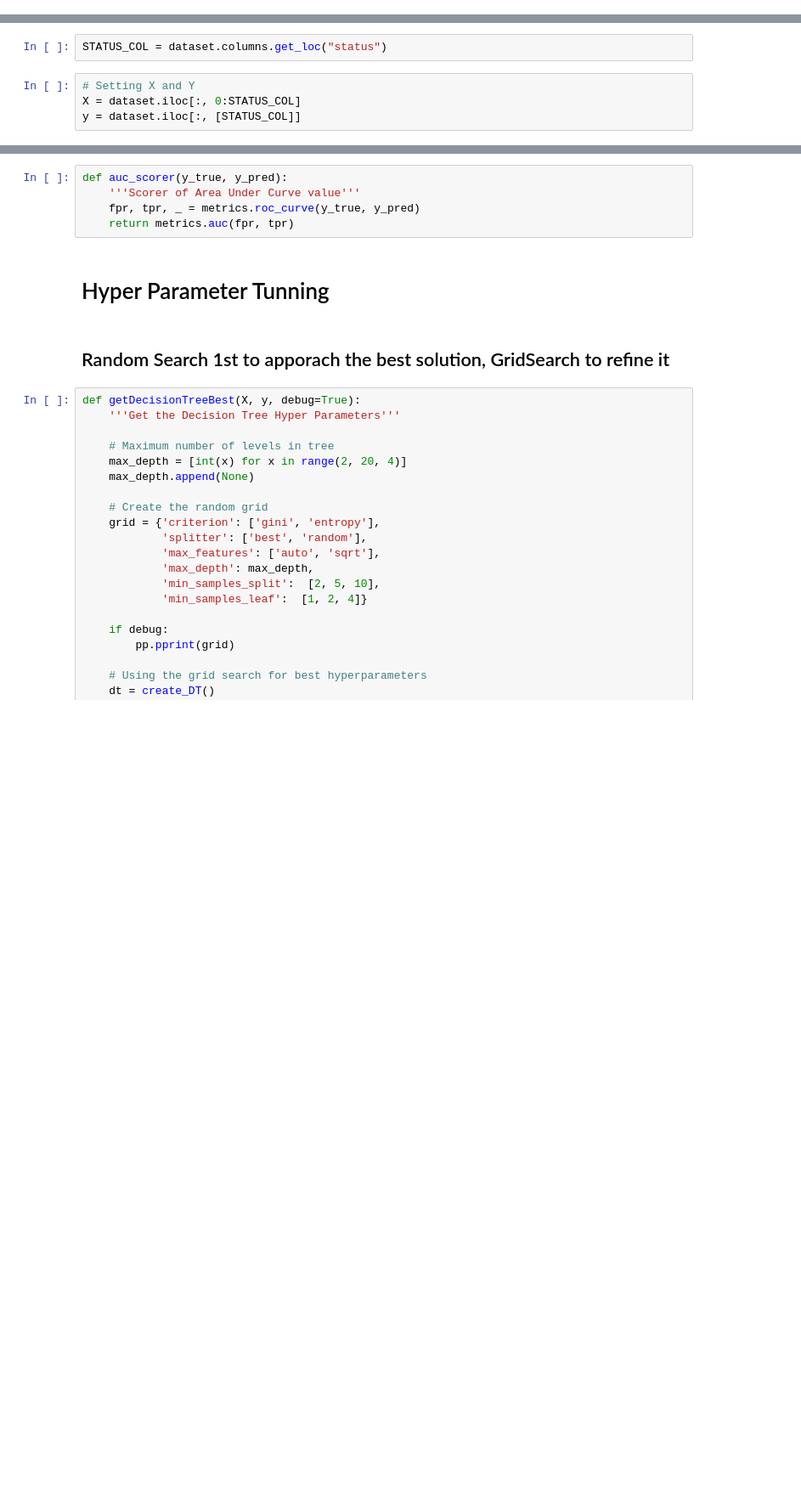
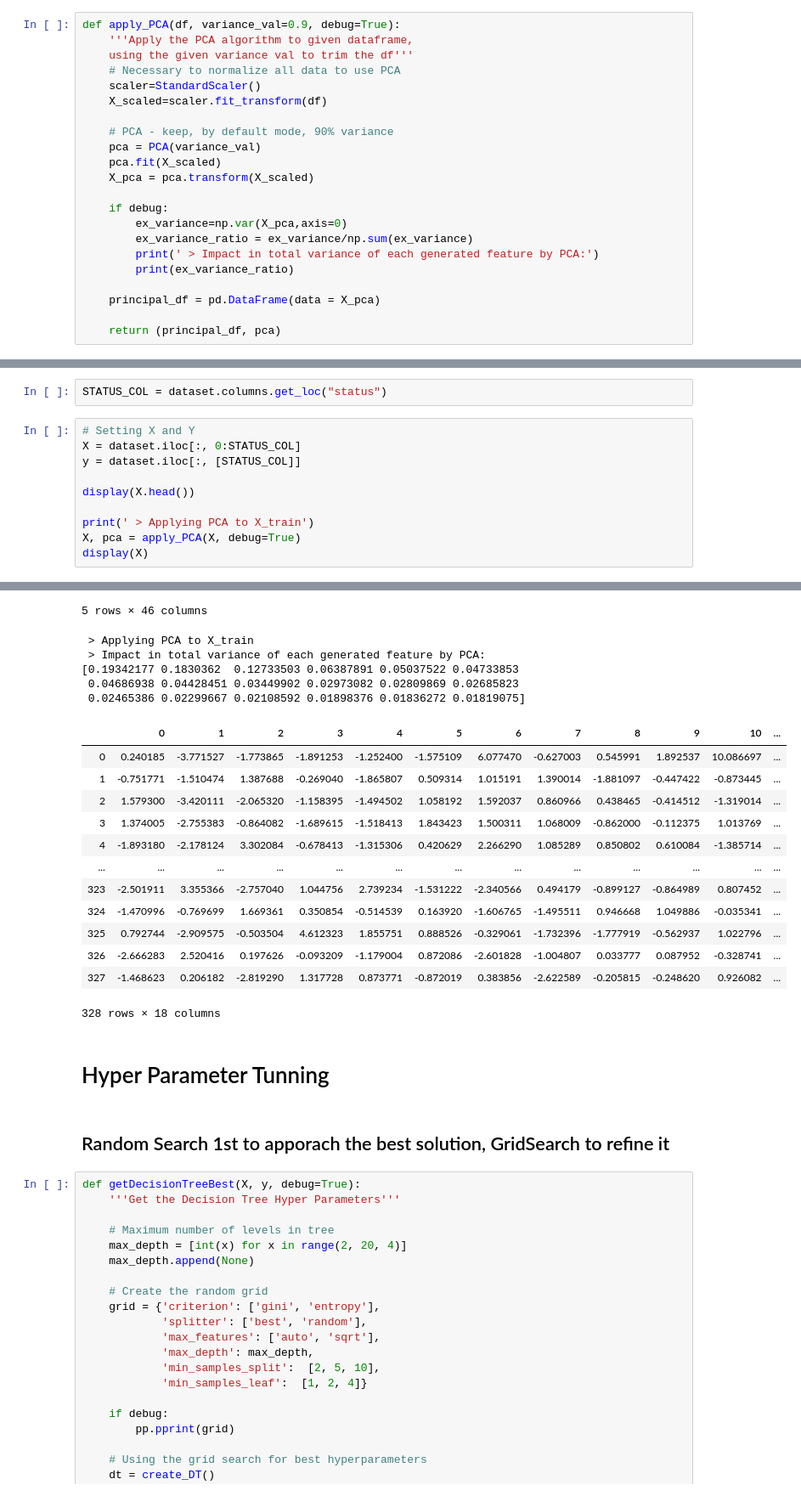
Before and after one commit to EdgarACarneiro/feup-ecac, a Jupyter notebook: project-competition/prediction.ipynb, the cells around one changed output, grey strips where cells are left out. Shown at 85% size. Drawn from its saved outputs; the diff is of its cells as text; blank space fills up the shorter version.

Commit message:
Added PCA, but score decreased with it

```diff
--- a/project-competition/prediction.ipynb
+++ b/project-competition/prediction.ipynb
@@ -59,0 +54,22 @@ pp = pprint.PrettyPrinter(indent=4)
+# %%
+def apply_PCA(df, variance_val=0.9, debug=True):
+    '''Apply the PCA algorithm to given dataframe,
+    using the given variance val to trim the df'''
+    # Necessary to normalize all data to use PCA
+    scaler=StandardScaler()
+    X_scaled=scaler.fit_transform(df)
+
+    # PCA - keep, by default mode, 90% variance
+    pca = PCA(variance_val)
+    pca.fit(X_scaled)
+    X_pca = pca.transform(X_scaled)
+
+    if debug:
+        ex_variance=np.var(X_pca,axis=0)
+        ex_variance_ratio = ex_variance/np.sum(ex_variance)
+        print(' > Impact in total variance of each generated feature by PCA:')
+        print(ex_variance_ratio)
+
+    principal_df = pd.DataFrame(data = X_pca)
+
+    return (principal_df, pca)
@@ -91,3 +127,10 @@ STATUS_COL = dataset.columns.get_loc("status")
 # Setting X and Y
 X = dataset.iloc[:, 0:STATUS_COL]
 y = dataset.iloc[:, [STATUS_COL]]
+
+display(X.head())
+
+print(' > Applying PCA to X_train')
+X, pca = apply_PCA(X, debug=True)
+display(X)
+# %% [output]
@@ -94,8 +143,22 @@ y = dataset.iloc[:, [STATUS_COL]]
+5 rows × 46 columns
+ > Applying PCA to X_train
+ > Impact in total variance of each generated feature by PCA:
+[0.19342177 0.1830362  0.12733503 0.06387891 0.05037522 0.04733853
+ 0.04686938 0.04428451 0.03449902 0.02973082 0.02809869 0.02685823
+ 0.02465386 0.02299667 0.02108592 0.01898376 0.01836272 0.01819075]
+|  | 0 | 1 | 2 | 3 | 4 | 5 | 6 | 7 | 8 | 9 | 10 | ... |
+| 0 | 0.240185 | -3.771527 | -1.773865 | -1.891253 | -1.252400 | -1.575109 | 6.077470 | -0.627003 | 0.545991 | 1.892537 | 10.086697 | ... |
+| 1 | -0.751771 | -1.510474 | 1.387688 | -0.269040 | -1.865807 | 0.509314 | 1.015191 | 1.390014 | -1.881097 | -0.447422 | -0.873445 | ... |
+| 2 | 1.579300 | -3.420111 | -2.065320 | -1.158395 | -1.494502 | 1.058192 | 1.592037 | 0.860966 | 0.438465 | -0.414512 | -1.319014 | ... |
+| 3 | 1.374005 | -2.755383 | -0.864082 | -1.689615 | -1.518413 | 1.843423 | 1.500311 | 1.068009 | -0.862000 | -0.112375 | 1.013769 | ... |
+| 4 | -1.893180 | -2.178124 | 3.302084 | -0.678413 | -1.315306 | 0.420629 | 2.266290 | 1.085289 | 0.850802 | 0.610084 | -1.385714 | ... |
+| ... | ... | ... | ... | ... | ... | ... | ... | ... | ... | ... | ... | ... |
+| 323 | -2.501911 | 3.355366 | -2.757040 | 1.044756 | 2.739234 | -1.531222 | -2.340566 | 0.494179 | -0.899127 | -0.864989 | 0.807452 | ... |
+| 324 | -1.470996 | -0.769699 | 1.669361 | 0.350854 | -0.514539 | 0.163920 | -1.606765 | -1.495511 | 0.946668 | 1.049886 | -0.035341 | ... |
+| 325 | 0.792744 | -2.909575 | -0.503504 | 4.612323 | 1.855751 | 0.888526 | -0.329061 | -1.732396 | -1.777919 | -0.562937 | 1.022796 | ... |
+| 326 | -2.666283 | 2.520416 | 0.197626 | -0.093209 | -1.179004 | 0.872086 | -2.601828 | -1.004807 | 0.033777 | 0.087952 | -0.328741 | ... |
+| 327 | -1.468623 | 0.206182 | -2.819290 | 1.317728 | 0.873771 | -0.872019 | 0.383856 | -2.622589 | -0.205815 | -0.248620 | 0.926082 | ... |
+328 rows × 18 columns
-# %%
-def auc_scorer(y_true, y_pred):
-    '''Scorer of Area Under Curve value'''
-    fpr, tpr, _ = metrics.roc_curve(y_true, y_pred)
-    return metrics.auc(fpr, tpr)
 # %% [markdown]
 # Hyper Parameter Tunning
 # %% [markdown]
```
Also changed, not shown: parts of 13 cells of this notebook, 3 other files.
